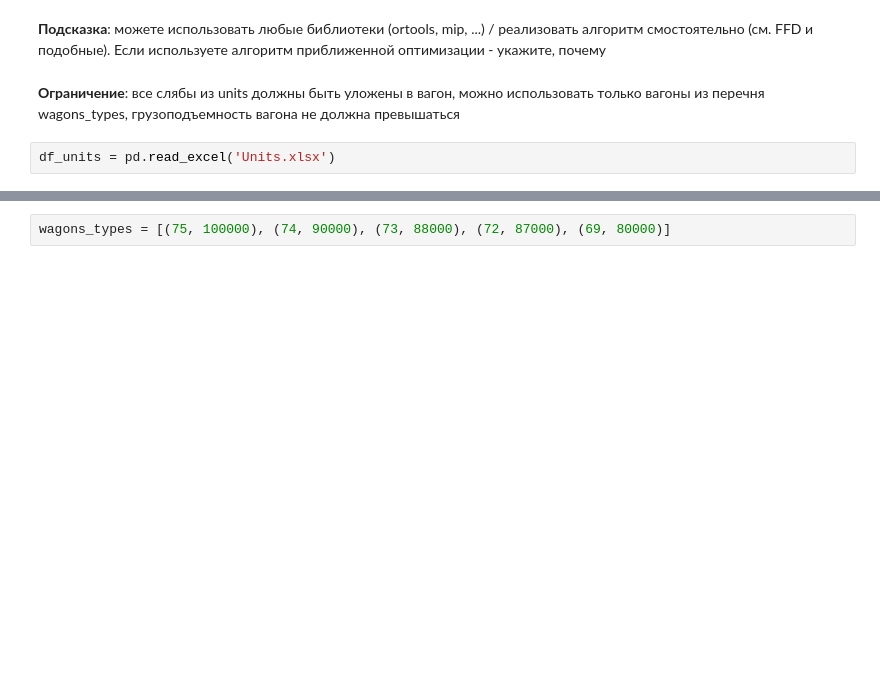
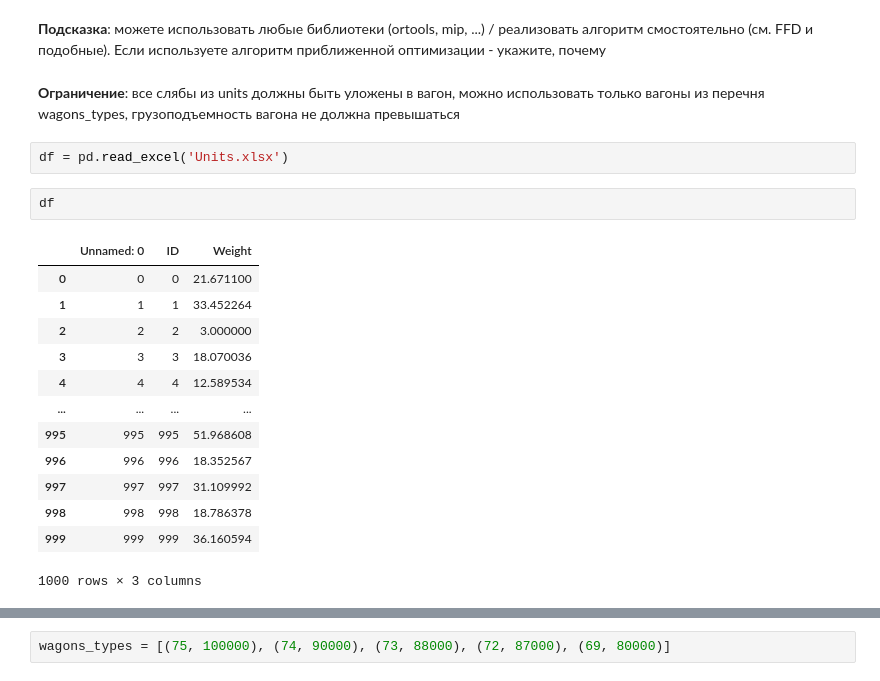
Before and after one commit to andrey-bat/test_tasks, a Jupyter notebook: Digital_logistics_DS_only_tasks.ipynb, the cells around one changed output, grey strips where cells are left out. Drawn from its saved outputs; the diff is of its cells as text; blank space fills up the shorter version.

```diff
--- a/Digital_logistics_DS_only_tasks.ipynb
+++ b/Digital_logistics_DS_only_tasks.ipynb
@@ -261,4 +267,20 @@ MSE: 1.8315922243973335
 # %% [markdown]
 **Ограничение**: все слябы из units должны быть уложены в вагон, можно использовать только вагоны из перечня wagons_types, грузоподъемность вагона не должна превышаться
 # %%
-df_units = pd.read_excel('Units.xlsx')
+df = pd.read_excel('Units.xlsx')
+# %%
+df
+# %% [output]
+|  | Unnamed: 0 | ID | Weight |
+| 0 | 0 | 0 | 21.671100 |
+| 1 | 1 | 1 | 33.452264 |
+| 2 | 2 | 2 | 3.000000 |
+| 3 | 3 | 3 | 18.070036 |
+| 4 | 4 | 4 | 12.589534 |
+| ... | ... | ... | ... |
+| 995 | 995 | 995 | 51.968608 |
+| 996 | 996 | 996 | 18.352567 |
+| 997 | 997 | 997 | 31.109992 |
+| 998 | 998 | 998 | 18.786378 |
+| 999 | 999 | 999 | 36.160594 |
+1000 rows × 3 columns
```
Also changed, not shown: parts of 11 cells of this notebook.
